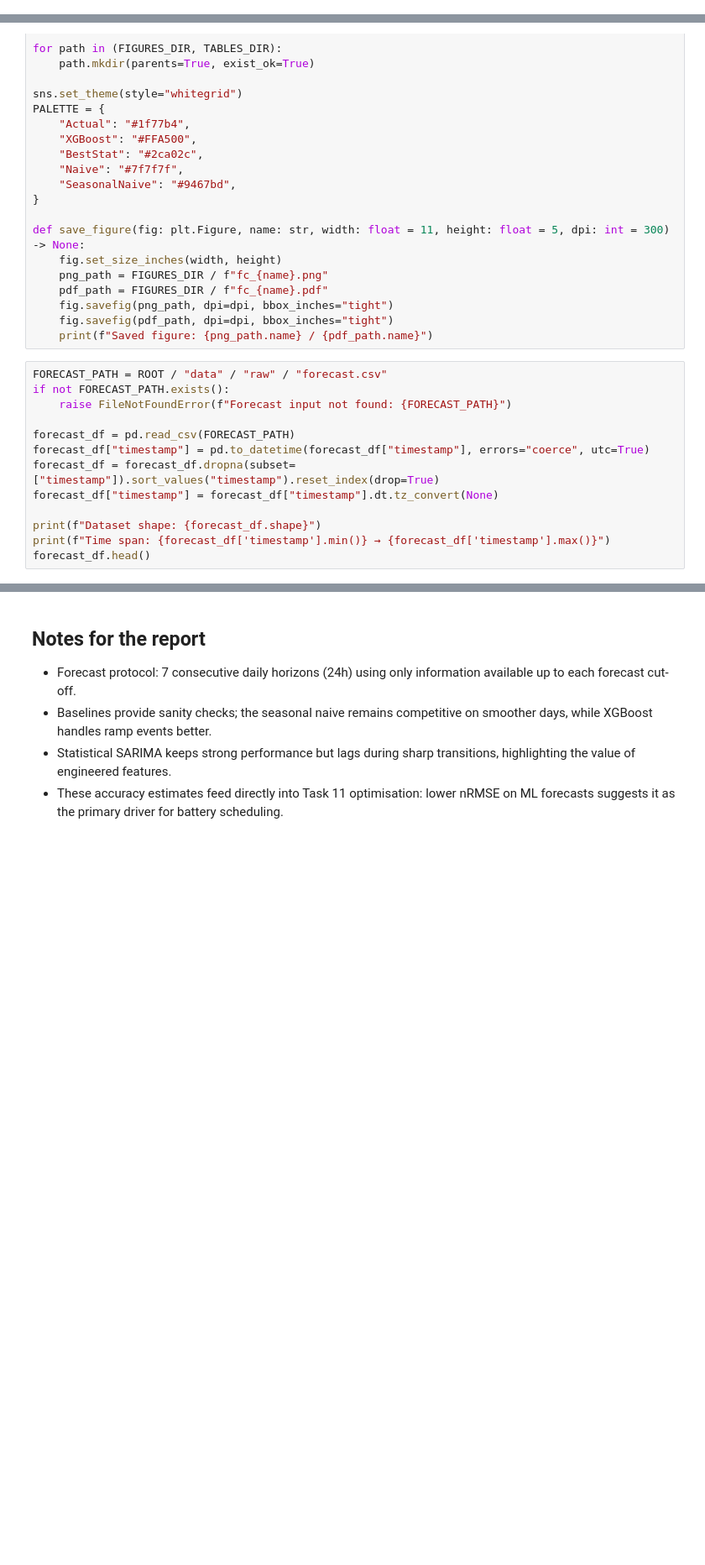
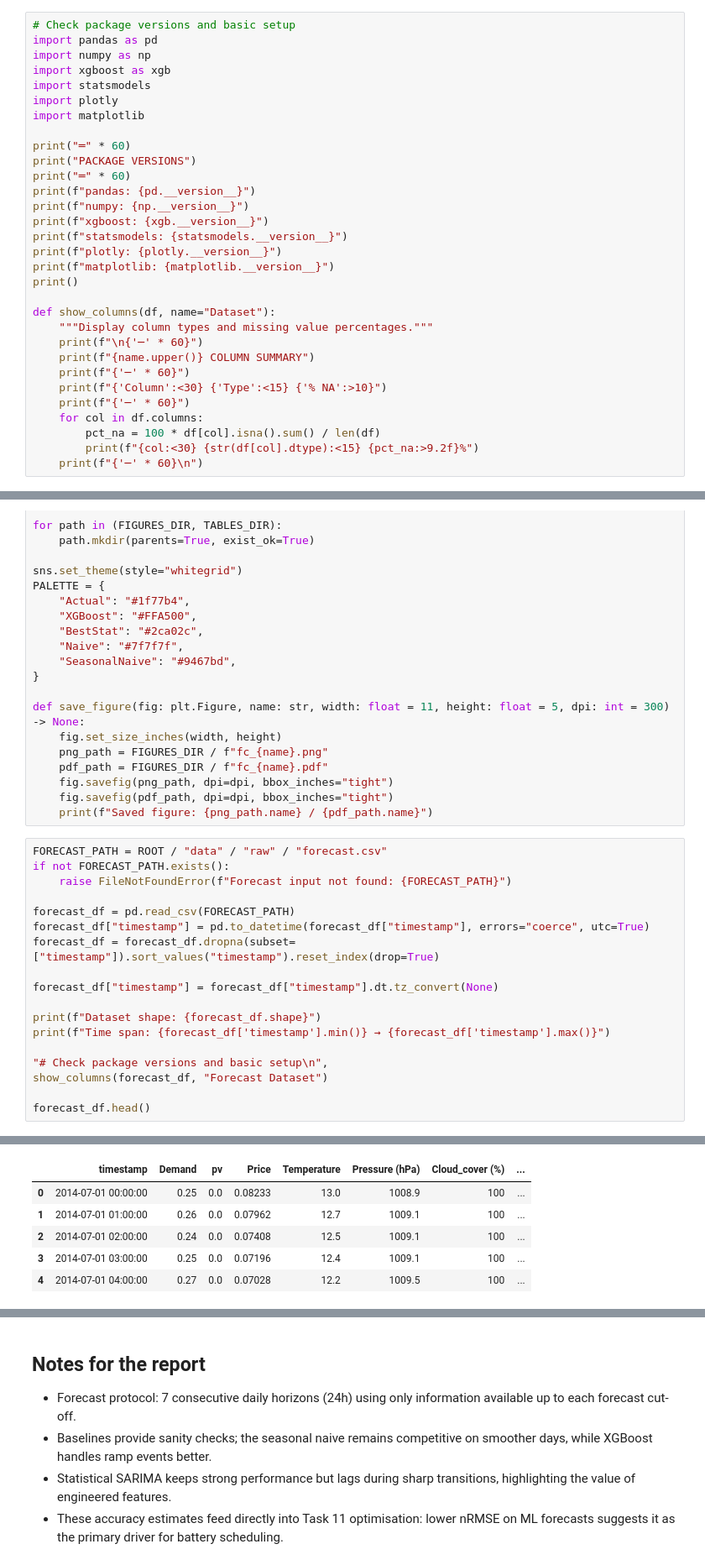
Before and after one commit to samuel29102002/Energy_Data_Science, a Jupyter notebook: notebooks/09_forecasting_pipeline.ipynb, the cells around one changed output, grey strips where cells are left out. Shown at 84% size. Drawn from its saved outputs; the diff is of its cells as text; blank space fills up the shorter version.

```diff
--- a/notebooks/09_forecasting_pipeline.ipynb
+++ b/notebooks/09_forecasting_pipeline.ipynb
@@ -3,3 +3,34 @@
 # %% [markdown]
 This notebook rebuilds Task 9 end-to-end: a rolling 7×24 hour demand forecast that compares
 statistical, machine-learning, and baseline models while exporting report-ready artefacts.
+# %%
+# Check package versions and basic setup
+import pandas as pd
+import numpy as np
+import xgboost as xgb
+import statsmodels
+import plotly
+import matplotlib
+
+print("═" * 60)
+print("PACKAGE VERSIONS")
+print("═" * 60)
+print(f"pandas: {pd.__version__}")
+print(f"numpy: {np.__version__}")
+print(f"xgboost: {xgb.__version__}")
+print(f"statsmodels: {statsmodels.__version__}")
+print(f"plotly: {plotly.__version__}")
+print(f"matplotlib: {matplotlib.__version__}")
+print()
+
+def show_columns(df, name="Dataset"):
+    """Display column types and missing value percentages."""
+    print(f"\n{'─' * 60}")
+    print(f"{name.upper()} COLUMN SUMMARY")
+    print(f"{'─' * 60}")
+    print(f"{'Column':<30} {'Type':<15} {'% NA':>10}")
+    print(f"{'─' * 60}")
+    for col in df.columns:
+        pct_na = 100 * df[col].isna().sum() / len(df)
+        print(f"{col:<30} {str(df[col].dtype):<15} {pct_na:>9.2f}%")
+    print(f"{'─' * 60}\n")
@@ -61,8 +102,14 @@ if not FORECAST_PATH.exists():
 forecast_df = pd.read_csv(FORECAST_PATH)
 forecast_df["timestamp"] = pd.to_datetime(forecast_df["timestamp"], errors="coerce", utc=True)
 forecast_df = forecast_df.dropna(subset=["timestamp"]).sort_values("timestamp").reset_index(drop=True)
+
 forecast_df["timestamp"] = forecast_df["timestamp"].dt.tz_convert(None)
 
 print(f"Dataset shape: {forecast_df.shape}")
 print(f"Time span: {forecast_df['timestamp'].min()} → {forecast_df['timestamp'].max()}")
+
+"# Check package versions and basic setup\n",
+show_columns(forecast_df, "Forecast Dataset")
+
 forecast_df.head()
+# %% [output]
@@ -69,3 +133,9 @@ forecast_df.head()
+|  | timestamp | Demand | pv | Price | Temperature | Pressure (hPa) | Cloud_cover (%) | ... |
+| 0 | 2014-07-01 00:00:00 | 0.25 | 0.0 | 0.08233 | 13.0 | 1008.9 | 100 | ... |
+| 1 | 2014-07-01 01:00:00 | 0.26 | 0.0 | 0.07962 | 12.7 | 1009.1 | 100 | ... |
+| 2 | 2014-07-01 02:00:00 | 0.24 | 0.0 | 0.07408 | 12.5 | 1009.1 | 100 | ... |
+| 3 | 2014-07-01 03:00:00 | 0.25 | 0.0 | 0.07196 | 12.4 | 1009.1 | 100 | ... |
+| 4 | 2014-07-01 04:00:00 | 0.27 | 0.0 | 0.07028 | 12.2 | 1009.5 | 100 | ... |
 # %%
 numeric_cols = [col for col in forecast_df.select_dtypes(include=[np.number]).columns if col.lower() != TARGET.lower()]
 FEATURE_COLUMNS.clear()
```
Also changed, not shown: parts of 9 cells of this notebook, 13 other files.
